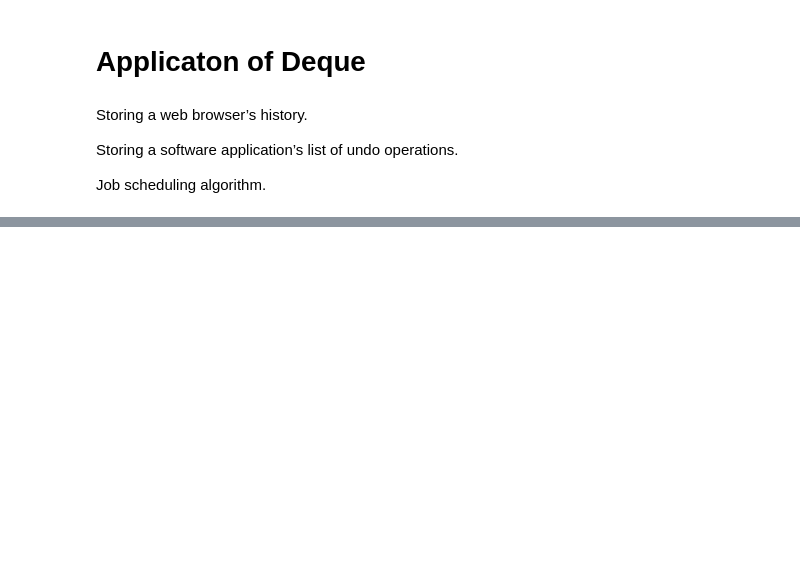
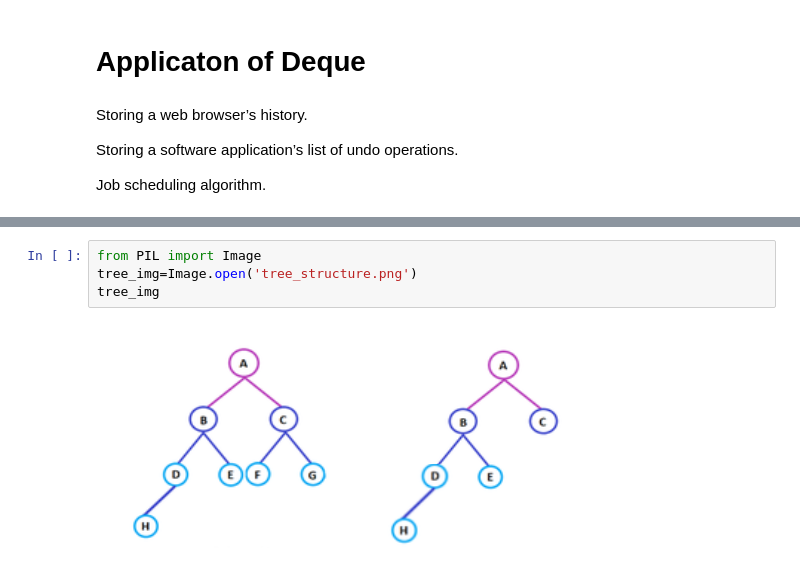
Before and after one commit to Geek9Learner/Basic-Python-and-Projects, a Jupyter notebook: Data_Structure.ipynb, the cells around one changed output, grey strips where cells are left out. Drawn from its saved outputs; the diff is of its cells as text; blank space fills up the shorter version.

```diff
--- a/Data_Structure.ipynb
+++ b/Data_Structure.ipynb
@@ -1299,0 +1323,6 @@ print(l1)
+# %%
+from PIL import Image
+tree_img=Image.open('tree_structure.png')
+tree_img
+# %% [output]
+[figure, added]
```
Also changed, not shown: parts of 77 cells of this notebook, 15 other files.
